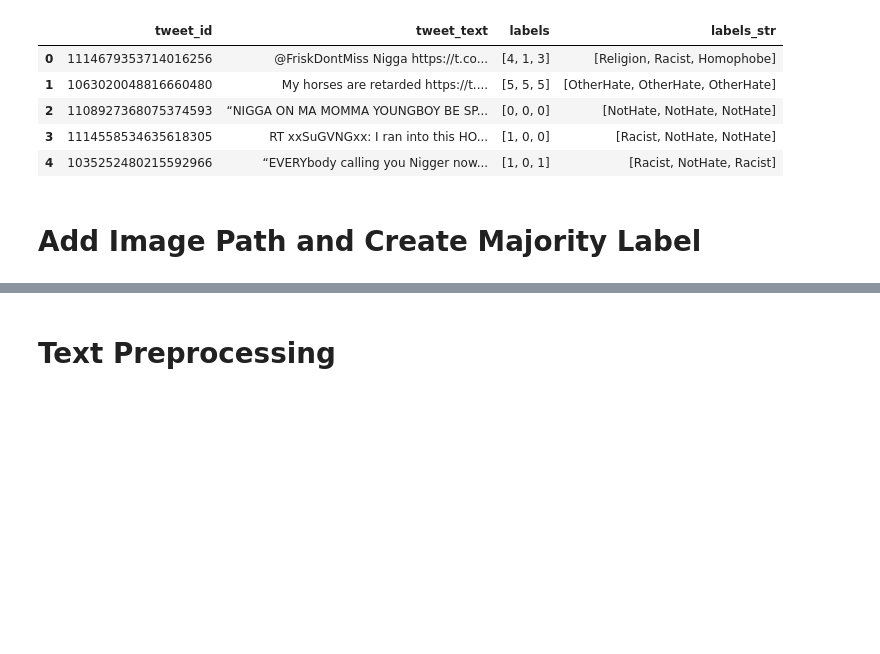
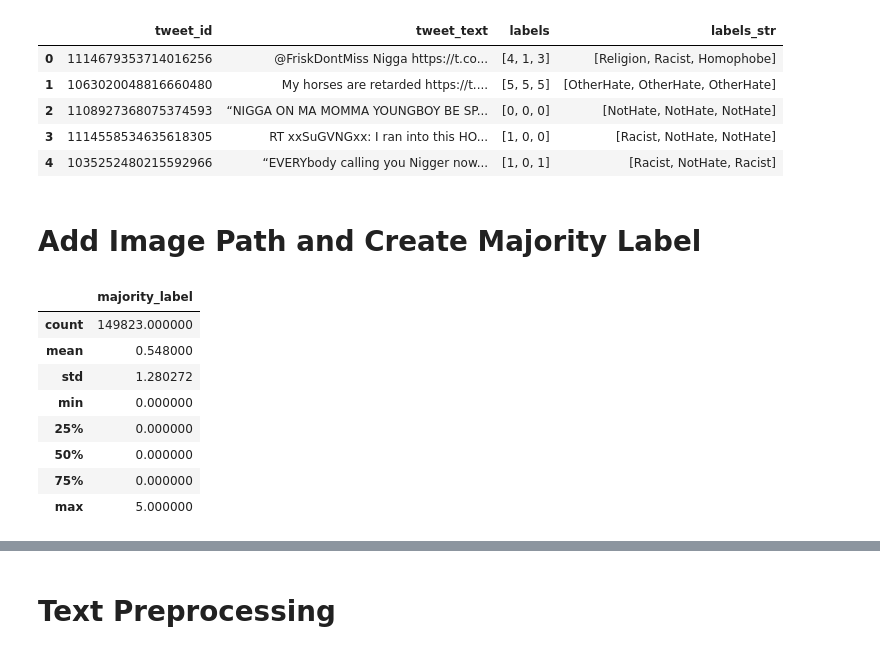
Before and after one commit to tsmuskin/599_Project, a Jupyter notebook: Data Cleaning.ipynb, the cells around one changed output, grey strips where cells are left out. Cells and saved outputs as stored; diff of their text form; code cells hidden in the pictures; blank space fills up the shorter version.

```diff
--- a/Data Cleaning.ipynb
+++ b/Data Cleaning.ipynb
@@ -142,3 +140,15 @@ label_mapping = {
 # %%
 # Create a new column 'majority_label_str' with the string representation of the majority label
 df['majority_label_str'] = df['majority_label'].map(label_mapping)
+# %%
+df.describe()
+# %% [output]
+|  | majority_label |
+| count | 149823.000000 |
+| mean | 0.548000 |
+| std | 1.280272 |
+| min | 0.000000 |
+| 25% | 0.000000 |
+| 50% | 0.000000 |
+| 75% | 0.000000 |
+| max | 5.000000 |
```
Also changed, not shown: parts of 19 cells of this notebook.
